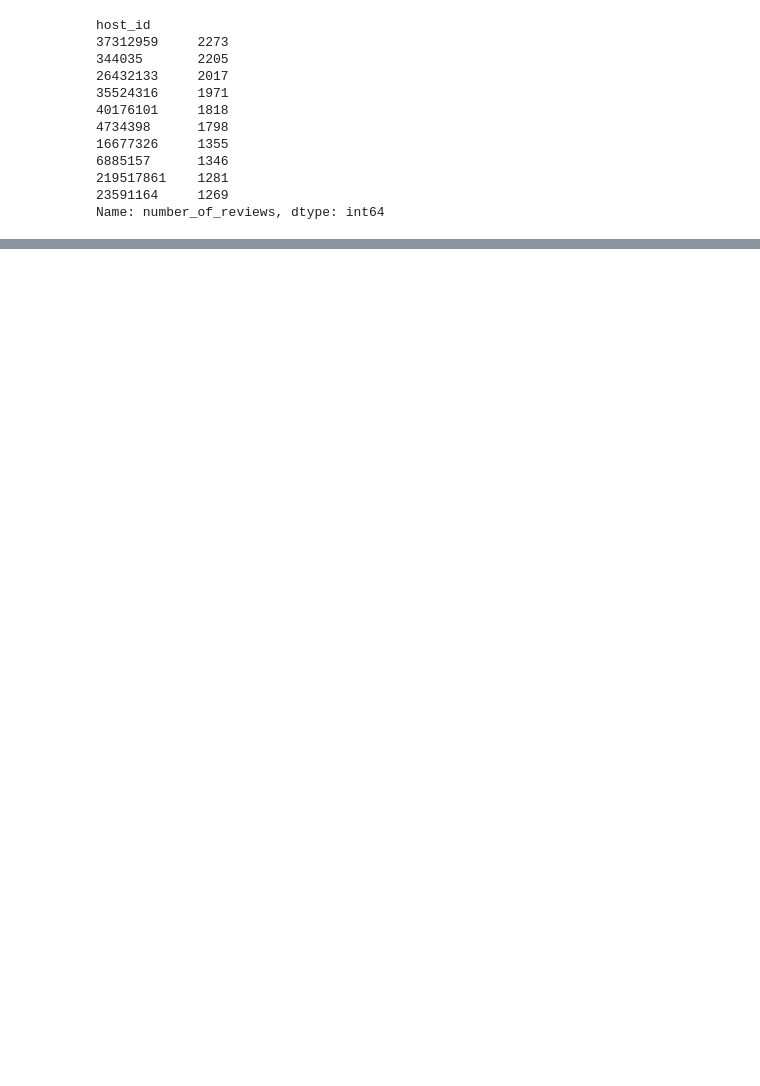
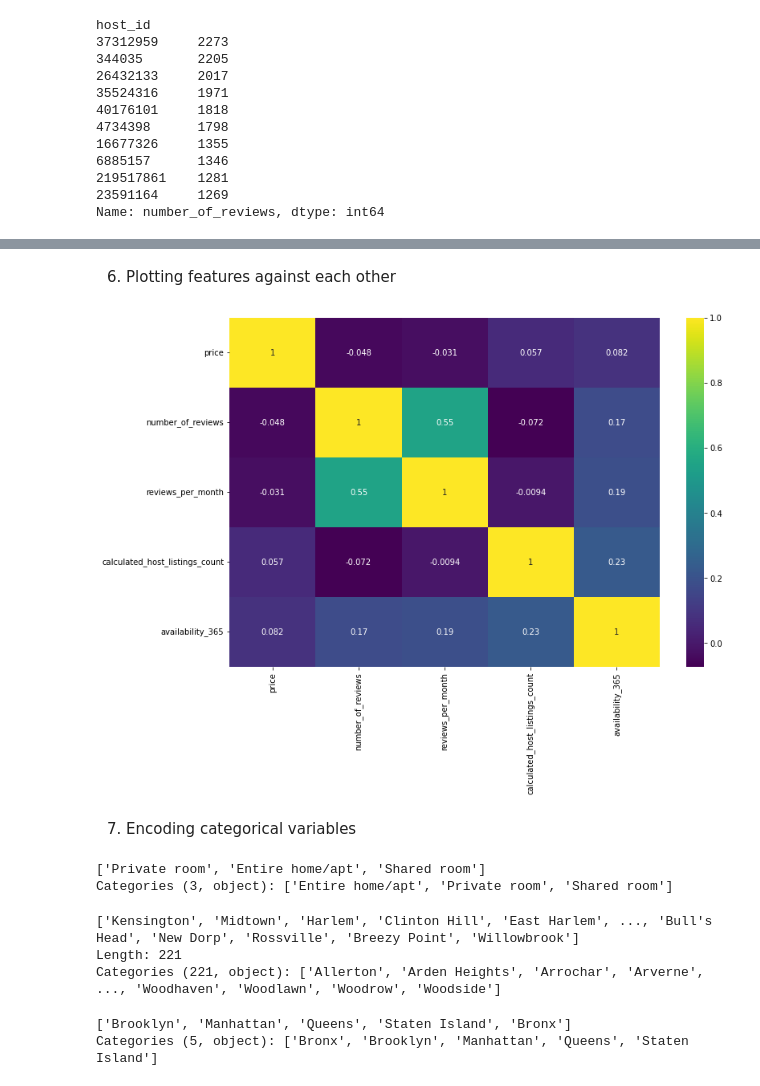
Before and after one commit to easyundercover/data-preprocessing-project, a Jupyter notebook: src/explore.ipynb, the cells around one changed output, grey strips where cells are left out. Drawn from its saved outputs; the diff is of its cells as text; code cells hidden in the pictures; blank space fills up the shorter version.

```diff
--- a/src/explore.ipynb
+++ b/src/explore.ipynb
@@ -92,0 +212,3 @@ Name: number_of_reviews, dtype: int64
+# %%
+df['reviews_per_month'] = df['reviews_per_month'].fillna(0)
+#Pasamos a 0 los null values de reviews_per_month
@@ -92,0 +228,18 @@ Name: number_of_reviews, dtype: int64
+# %%
+df['last_review'] = df['last_review'].fillna(0)
+#Pasamos a 0 los null values de last_review
+# %% [markdown]
+6. Plotting features against each other
+# %%
+#Plotting a heatmap to find relations between features
+
+plt.figure(figsize=(12, 8))
+sns.heatmap(df[['price', 'number_of_reviews', 'last_review', 'reviews_per_month', 'calculated_host_listings_count', 'availability_365']].corr(), annot=True, cmap='viridis')
+plt.show()
+
+#Reviews per month y number of reviews están correlacionadas (seems pretty obvious)
+#Number of reviews y listings tienen relación negativa porque a menos listings tiene sentido que tengas menos reviews
+# %% [output]
+[figure, added]
+# %% [markdown]
+7. Encoding categorical variables
@@ -92,0 +250,19 @@ Name: number_of_reviews, dtype: int64
+# %%
+df['room_type'].unique()
+#Tiene 3 categorías: 'Entire home/apt', 'Private room', 'Shared room'
+# %% [output]
+['Private room', 'Entire home/apt', 'Shared room']
+Categories (3, object): ['Entire home/apt', 'Private room', 'Shared room']
+# %%
+df['neighbourhood'].unique()
+# Tiene 221 categorías: 'Allerton', 'Arden Heights', 'Arrochar', 'Arverne', ..., 'Woodhaven', 'Woodlawn', 'Woodrow', 'Woodside'
+# %% [output]
+['Kensington', 'Midtown', 'Harlem', 'Clinton Hill', 'East Harlem', ..., 'Bull's Head', 'New Dorp', 'Rossville', 'Breezy Point', 'Willowbrook']
+Length: 221
+Categories (221, object): ['Allerton', 'Arden Heights', 'Arrochar', 'Arverne', ..., 'Woodhaven', 'Woodlawn', 'Woodrow', 'Woodside']
+# %%
+df['neighbourhood_group'].unique()
+#Tiene 5 categorías: Bronx, Brooklyn, Manhattan, Queens, Staten Island
+# %% [output]
+['Brooklyn', 'Manhattan', 'Queens', 'Staten Island', 'Bronx']
+Categories (5, object): ['Bronx', 'Brooklyn', 'Manhattan', 'Queens', 'Staten Island']
```
Also changed, not shown: parts of 34 cells of this notebook.
